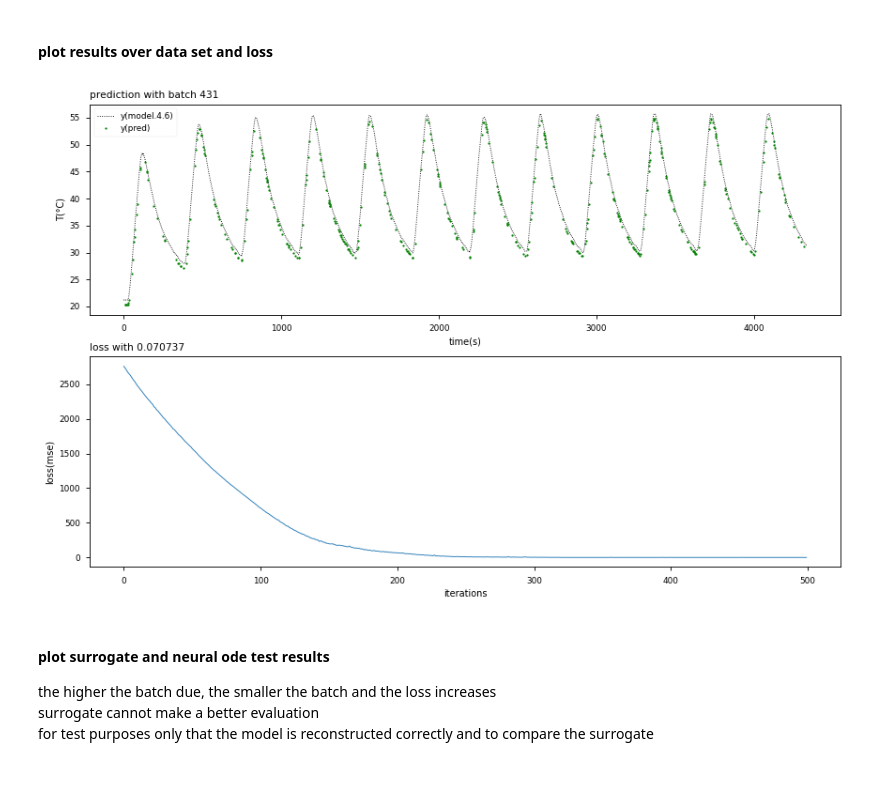
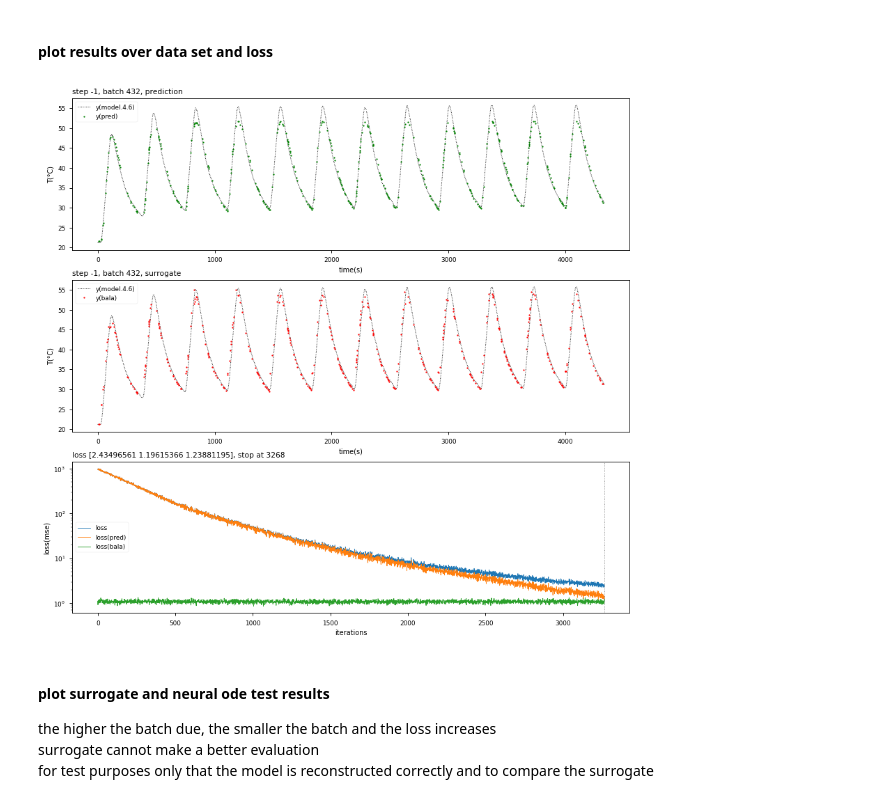
Before and after one commit to nbauersfeld/tclab, a Jupyter notebook: tclab.model.pinn.3.ipynb, the cells around one changed output. Drawn from its saved outputs; the diff is of its cells as text; code cells hidden in the pictures; blank space fills up the shorter version.

Commit message:
primary update close to results

```diff
--- a/tclab.model.pinn.3.ipynb
+++ b/tclab.model.pinn.3.ipynb
@@ -125,53 +184,83 @@ INFO:tensorflow:Assets written to: c:\Develop\vsc\tclab\data\tclab.model.4.6.pin
 # %% [markdown]
 #### plot results over data set and loss
 # %%
-plt.rcParams["font.size"] = 8
-plt.rcParams["figure.dpi"] = 80
-plt.rcParams["lines.linewidth"] = .8
+def plot_(data_monitor, loss_monitor, batch_size, step_number=-1, n_iters = 0):
 
-ncols,nrows = 1,2
-nwidth,nheight = 16,4
+    marker_size = 2
 
-fig, axx = plt.subplots(nrows=nrows,ncols=ncols,figsize=[nwidth*ncols,nheight*nrows],dpi=plt.rcParams["figure.dpi"])
-fig.subplots_adjust(right=0.75)
+    plt.rcParams["font.size"] = 8
+    plt.rcParams["figure.dpi"] = 80
+    plt.rcParams["lines.linewidth"] = .8
 
-ts = t.numpy().flatten()
-ys = y.numpy().flatten()
+    ncols,nrows = 1,3
+    nwidth,nheight = 16,4
 
-ax = axx[0]
-ax.plot(ts,ys,":",color="black",label="y(%s)"%(name))
+    fig, axx = plt.subplots(nrows=nrows,ncols=ncols,figsize=[nwidth*ncols,nheight*nrows],dpi=plt.rcParams["figure.dpi"])
+    fig.subplots_adjust(right=0.75)
 
-k = -1
+    ts = t.numpy().flatten()
+    ys = y.numpy().flatten()
 
-# time by batched indizes
-i_ = data_monitor[k][0]
-t_ = ts[i_]
+    k = step_number
 
-# batch slices in one chain
-s_ = data_monitor[k][1]
+    # time by batched indizes
+    i_ = data_monitor[k][0]
+    t_ = ts[i_]
 
-# plot last batch only
-i = 1
-y_ = s_[-i*batch_size:len(s_)-(i-1)*batch_size]
-ax.plot(t_,y_,'o',ms=2,label="y(pred)",color="green")
+    # batch slices in one chain
 
-ax.set_xlabel("time(s)"); ax.set_ylabel("T(°C)")
+    # -------------------
 
-ax.legend()
-ax.set_title("prediction with batch %d"%(batch_size),x=0,ha="left")
+    ax = axx[0]
 
-ax = axx[1]
-lm = np.array(loss_monitor).flatten()
-ax.plot(lm)
+    ax.plot(ts,ys,":",color="black",label="y(%s)"%(name))
 
-ax.set_xlabel("iterations"); ax.set_ylabel("loss(mse)")
+    s_ = data_monitor[k][1]
 
-ax.set_title("loss with %.6f"%(lm[-1]),x=0,ha="left")
+    batch_number = 1
+    y_ = s_[-batch_number*batch_size:len(s_)-(batch_number-1)*batch_size]
+    ax.plot(t_,y_,'o',ms=marker_size,label="y(pred)",color="green")
 
-plt.show()
-plt.close()
+    ax.set_xlabel("time(s)"); ax.set_ylabel("T(°C)")
+    ax.legend()
+    ax.set_title(f"step {step_number}, batch {batch_size}, prediction",x=0,ha="left")
+
+    # -------------------
+
+    ax = axx[1]
+
+    ax.plot(ts,ys,":",color="black",label="y(%s)"%(name))
+
+    s_ = data_monitor[k][2]
+    y_ = s_[-batch_number*batch_size:len(s_)-(batch_number-1)*batch_size]
+    ax.plot(t_,y_,'o',ms=marker_size,label="y(bala)",color="red")
+
+    ax.set_xlabel("time(s)"); ax.set_ylabel("T(°C)")
+    ax.legend()
+    ax.set_title(f"step {step_number}, batch {batch_size}, surrogate",x=0,ha="left")
+
+    # -------------------
+
+    ax = axx[-1]
+
+    lm = np.array(loss_monitor)
+    for i in range(lm.shape[1]):
+        ax.plot(lm[:,i],label=f"{['loss','loss(pred)','loss(bala)'][i]}")
+    ax.set_yscale("log")
+    ax.legend()
+    ax.set_xlabel("iterations"); ax.set_ylabel("loss(mse)")
+
+    ax.axvline(x=lm.shape[0]+step_number,color="grey",linestyle=":")
+
+    ax.set_title(f"loss {lm[-1,:]}, stop at {n_iters}",x=0,ha="left")
+
+    plt.show()
+    plt.close()
+
+
+plot_(data_monitor, loss_monitor, batch_size, step_number=-1, n_iters=n_iters_done)
 # %% [output]
-[figure, old version]
+[figure, new version]
 # %% [markdown]
 #### plot surrogate and neural ode test results
 
```
Also changed, not shown: parts of 10 cells of this notebook, 48 other files.
